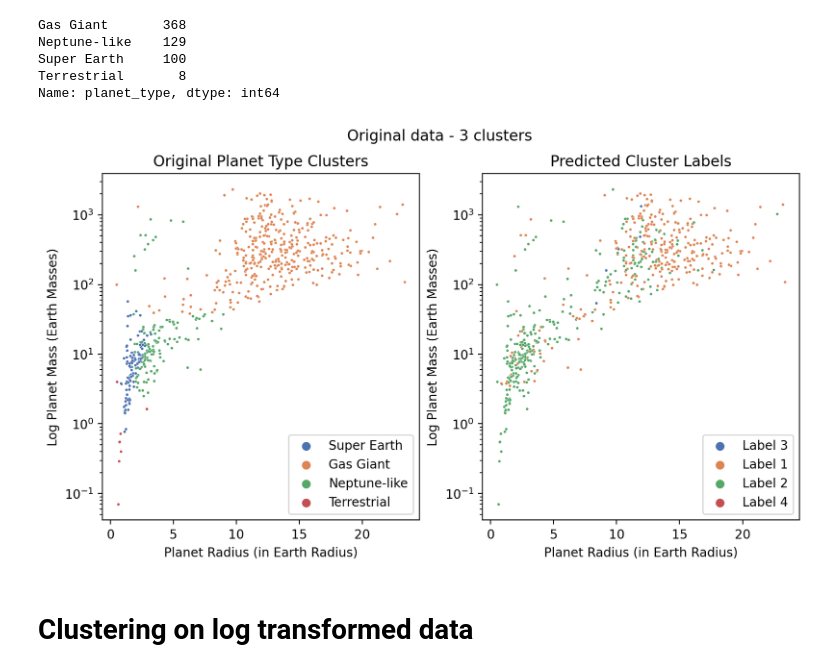
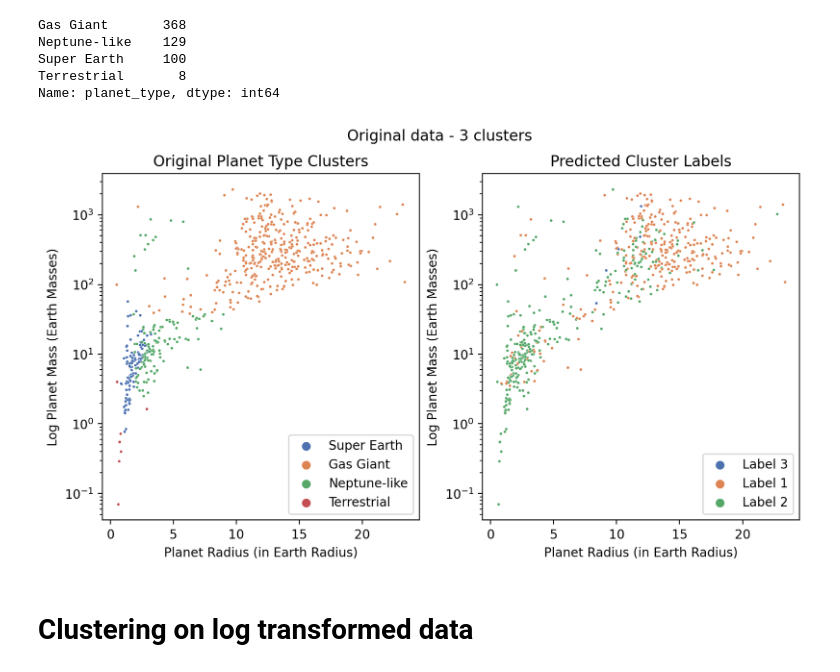
Before and after one commit to Wang-Zhongwei/Exoplanets, a Jupyter notebook: clustering.ipynb, the cells around one changed output. Cells and saved outputs as stored; diff of their text form; code cells hidden in the pictures.

Commit message:
Slight change to the labels in original clusters

```diff
--- a/clustering.ipynb
+++ b/clustering.ipynb
@@ -235,21 +233,21 @@ Name: planet_type, dtype: int64
 # %%
 fig, (ax1,ax2) = plt.subplots(1,2,figsize=(10,5),dpi=200)
 fig.suptitle('Original data - 3 clusters')
 ax1.set_title('Original Planet Type Clusters')
 sns.scatterplot(data=cluster_data, x='pl_rade', y='pl_bmasse', hue='planet_type', ax=ax1, s=5, palette="deep")
 ax1.set_yscale('log')
 ax1.set_xlabel('Planet Radius (in Earth Radius)')
 ax1.set_ylabel('Log Planet Mass (Earth Masses)')
 ax1.legend()
 
 ax2.set_title('Predicted Cluster Labels')
-sns.scatterplot(data=cluster_data, x='pl_rade', y='pl_bmasse', hue='cluster_labels', ax=ax2, s=5, palette="deep", hue_order=['Label 3','Label 1','Label 2','Label 4'])
+sns.scatterplot(data=cluster_data, x='pl_rade', y='pl_bmasse', hue='cluster_labels', ax=ax2, s=5, palette="deep", hue_order=['Label 3','Label 1','Label 2'])
 ax2.set_yscale('log')
 ax2.set_xlabel('Planet Radius (in Earth Radius)')
 ax2.set_ylabel('Log Planet Mass (Earth Masses)')
 ax2.legend();
 # %% [output]
-[figure, old version]
+[figure, new version]
 # %% [markdown]
 # Clustering on log transformed data
 # %%
```
Also changed, not shown: parts of 1 cell of this notebook.
